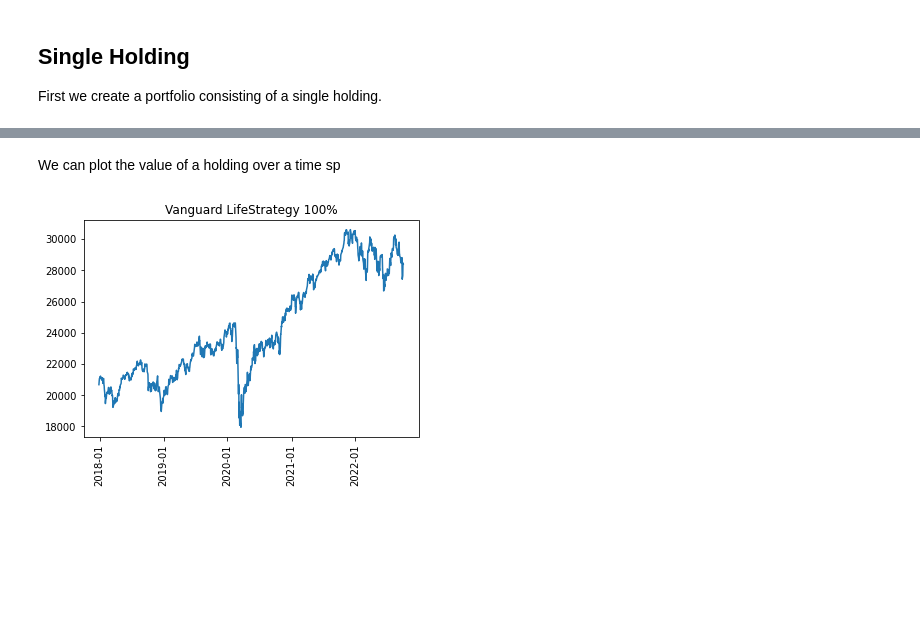
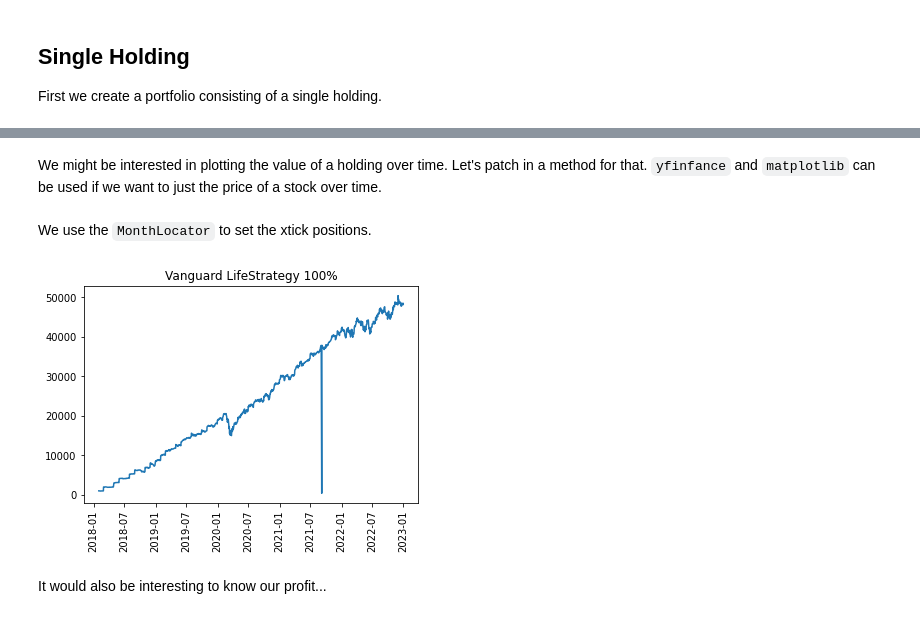
Before and after one commit to rsp34/portfolio-analysis, a Jupyter notebook: nbs/00_portfolio.ipynb, the cells around one changed output, grey strips where cells are left out. Cells and saved outputs as stored; diff of their text form; code cells hidden in the pictures; blank space fills up the shorter version.

```diff
--- a/nbs/00_portfolio.ipynb
+++ b/nbs/00_portfolio.ipynb
@@ -91,13 +99,13 @@ Deposits to our fund could be naturally specified as time series of deposits. A
 import pandas as pd
 from datetime import datetime
 # %%
+to_datetime = lambda date_string: datetime.strptime(date_string,"%d/%m/%Y")
 def create_monthly_deposits(start:str,        # Date of the first montly deposit.
                             end:str,          # Date of the last monthly deposit
                             deposit:float):    # Value of monthly deposit
-    to_datetime = lambda date_string: datetime.strptime(date_string,"%d/%m/%Y")
     dti = pd.date_range(start=to_datetime(start),end=to_datetime(end),freq='M')
     deposits = [deposit]*len(dti)
-    return pd.Series([deposit]*len(dti), index=dti)
+    return pd.Series([deposit]*len(dti), index=dti, name='deposits')
 # %% [markdown]
 We call our function as follows.
 # %%
@@ -153,0 +168,2 @@ from matplotlib.dates import YearLocator, MonthLocator, DateFormatter
+# %%
+single_holding = Holding('Vanguard LifeStrategy 100%','0P0000TKZO.L',0.22,create_monthly_deposits('01/01/2018','01/12/2022',1000))
@@ -154,9 +216,21 @@ from matplotlib.dates import YearLocator, MonthLocator, DateFormatter
 # %% [markdown]
-We can plot the value of a holding over a time sp
+We might be interested in plotting the value of a holding over time. Let's patch in a method for that. `yfinfance` and `matplotlib` can be used if we want to just the price of a stock over time.
 # %%
-single_holding = Holding('Vanguard LifeStrategy 100%','0P0000TKZO.L',0.22)
-plt = single_holding.plot()
-ax = plt.gca()
-ax.xaxis.set_major_locator(MonthLocator(1,6))
+@patch
+def plot(self:Holding):
+    'Plot value of the holding'
+    plt.plot(self.history['cum_value'])
+    plt.xticks(rotation = 90)
+    plt.title(self.fund)
+    return plt
-# %% [output]
-[figure, removed]
+# %% [markdown]
+We use the `MonthLocator` to set the xtick positions.
+# %%
+from matplotlib.dates import MonthLocator
+plt = single_holding.plot()
+ax = plt.gca()
+ax.xaxis.set_major_locator(MonthLocator([1,7]))
+# %% [output]
+[figure, added]
+# %% [markdown]
+It would also be interesting to know our profit...
```
Also changed, not shown: parts of 33 cells of this notebook, 1 other file.
